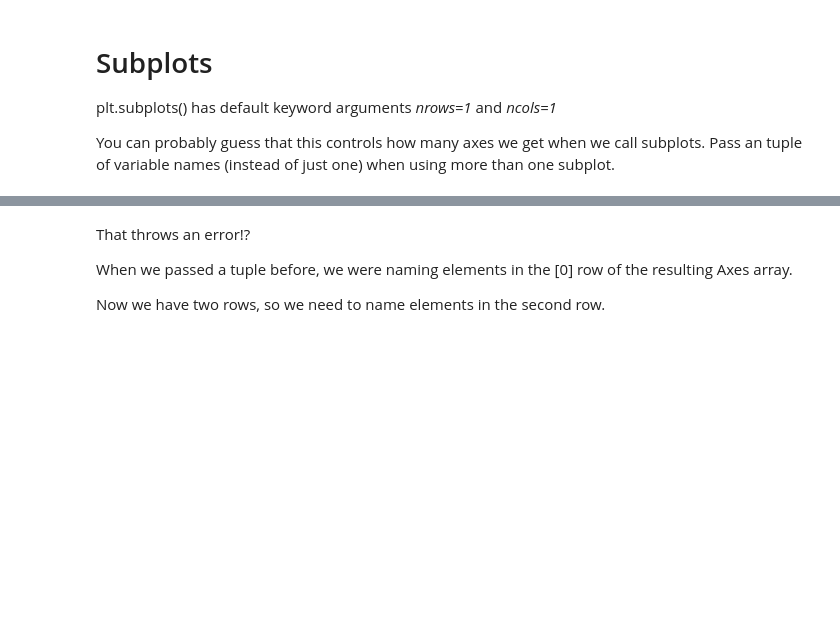
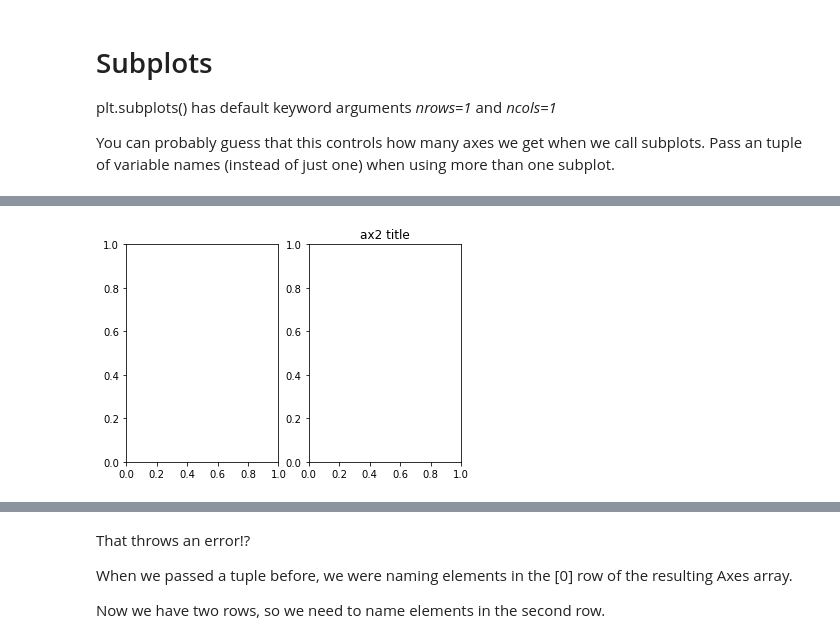
Before and after one commit to brandanscully/DATA_510, a Jupyter notebook: data510_Lecture_12.ipynb, the cells around one changed output, grey strips where cells are left out. Drawn from its saved outputs; the diff is of its cells as text; code cells hidden in the pictures; blank space fills up the shorter version.

```diff
--- a/data510_Lecture_12.ipynb
+++ b/data510_Lecture_12.ipynb
@@ -145,3 +185,8 @@ fig2, (ax1, ax2) = plt.subplots(nrows=1, ncols=2)
+# %%
+ax2.set_title('ax2 title')
+fig2
+# %% [output]
+[figure, added]
 # %%
 # what about a 2x2 subplot?
 fig3, (ax3, ax4, ax5, ax6) = plt.subplots(nrows=2, ncols=2)
```
Also changed, not shown: parts of 39 cells of this notebook.
